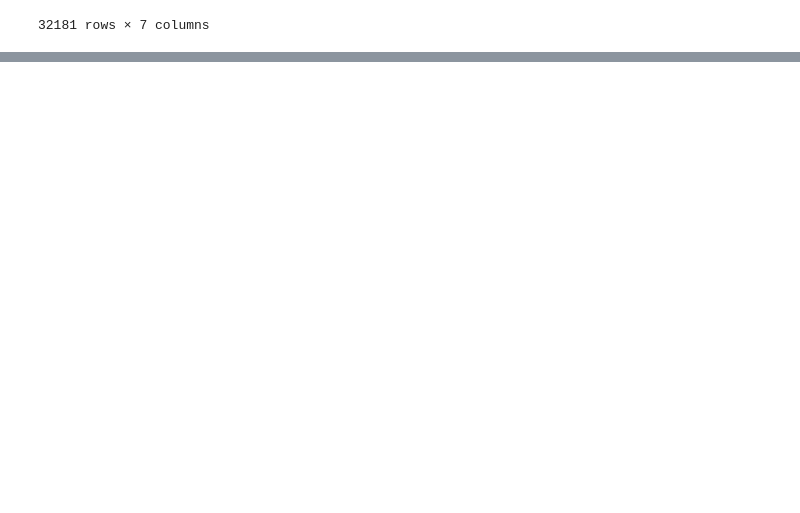
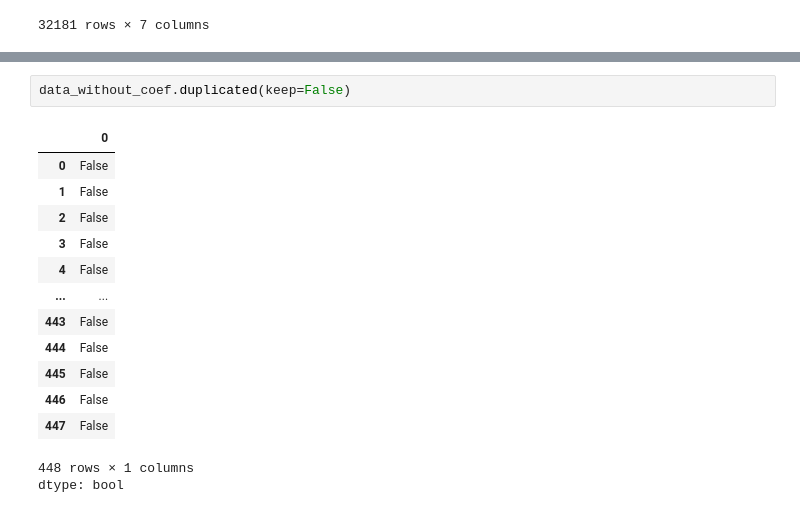
Before and after one commit to topeli/GP-2, a Jupyter notebook: ГП_2.ipynb, the cells around one changed output, grey strips where cells are left out. Saved outputs shown, nothing was run; the diff lists cells and outputs as text; blank space fills up the shorter version.

```diff
--- a/ГП_2.ipynb
+++ b/ГП_2.ipynb
@@ -1034,0 +1070,17 @@ data_past
+# %%
+data_without_coef.duplicated(keep=False)
+# %% [output]
+|  | 0 |
+| 0 | False |
+| 1 | False |
+| 2 | False |
+| 3 | False |
+| 4 | False |
+| ... | ... |
+| 443 | False |
+| 444 | False |
+| 445 | False |
+| 446 | False |
+| 447 | False |
+448 rows × 1 columns
+dtype: bool
```
Also changed, not shown: parts of 4 cells of this notebook.
